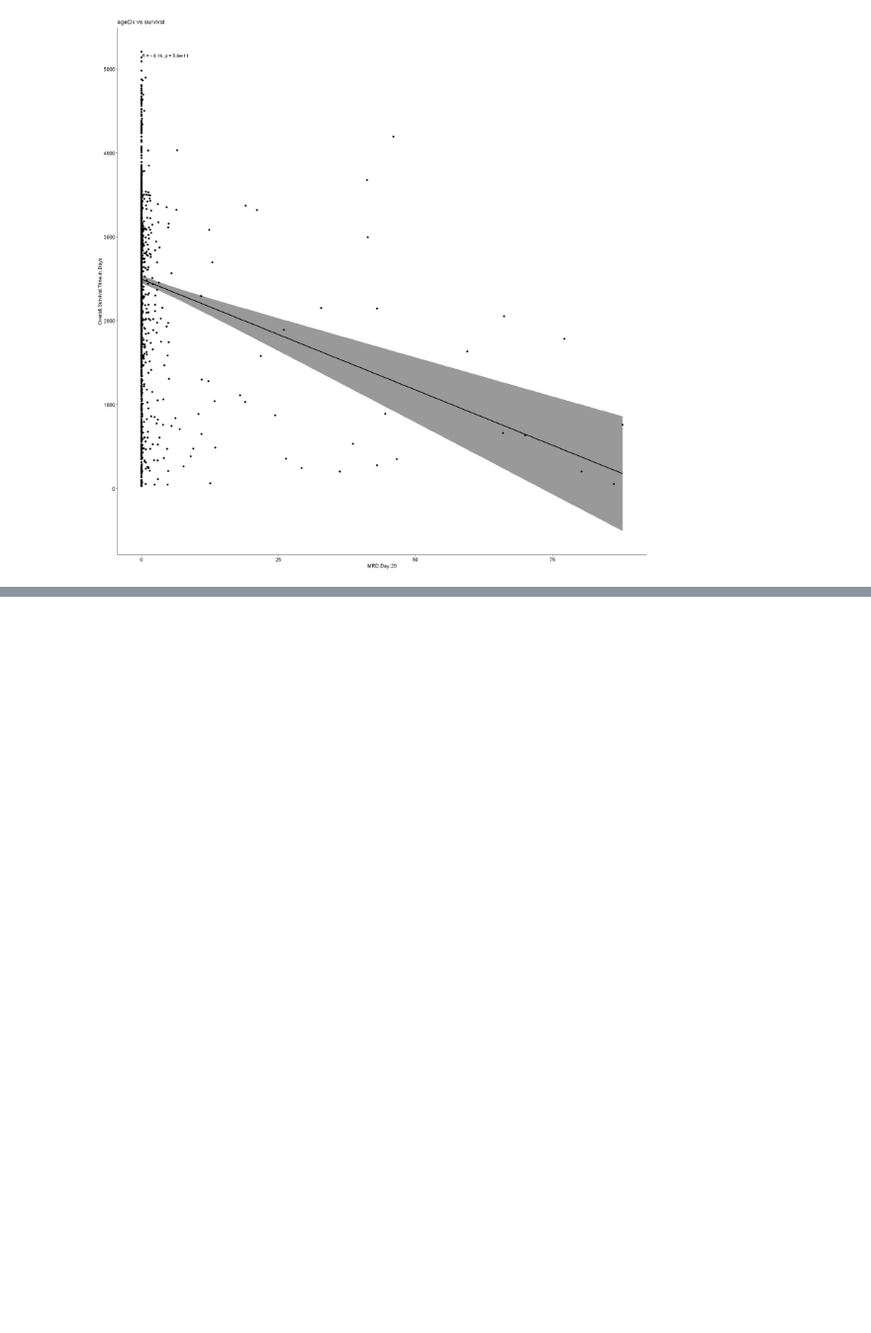
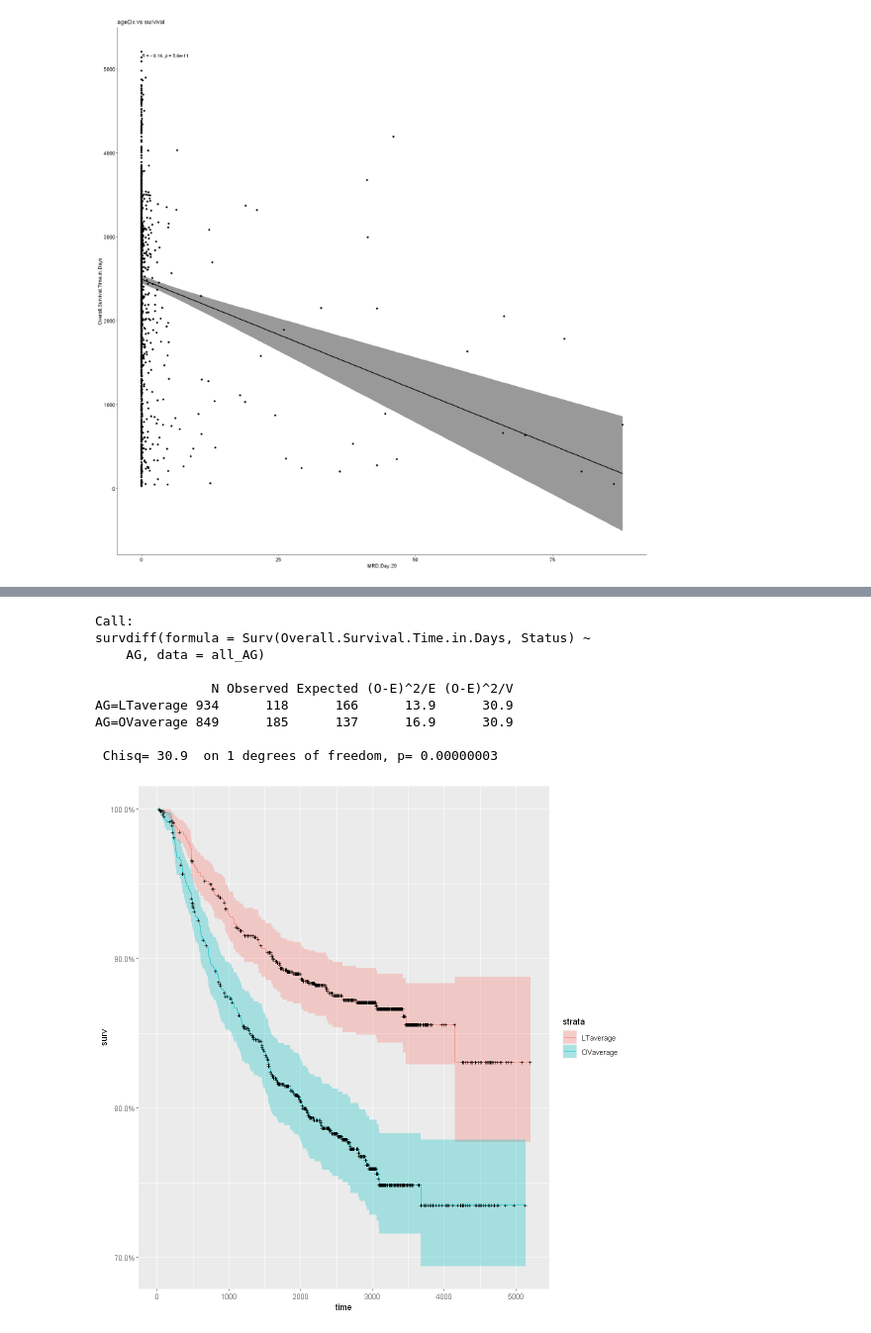
Before and after one commit to University-Courses-Jhendriksen/BMI6106, a Jupyter notebook: Project/Project Initial Analysis.ipynb, the cells around one changed output, grey strips where cells are left out. Shown at 99% size. Cells and saved outputs as stored; diff of their text form; code cells hidden in the pictures; blank space fills up the shorter version.

```diff
--- a/Project/Project Initial Analysis.ipynb
+++ b/Project/Project Initial Analysis.ipynb
@@ -442,0 +544,20 @@ Warning message:
+# %%
+# ALL_cat_age = c(sum(all_ALL$Age.at.Diagnosis.in.Days/365 <= 5),sum(all_ALL$Age.at.Diagnosis.in.Days/365 <=18)-
+#                 sum(all_ALL$Age.at.Diagnosis.in.Days/365 <= 5),
+#                 sum(all_ALL$Age.at.Diagnosis.in.Days/365 >= 18),sum(all_ALL$Age.at.Diagnosis.in.Days/365 > 65))
+all_AG = mutate(all_ALL, AG = ifelse((Age.at.Diagnosis.in.Days < 3260), "LTaverage", "OVaverage"),
+              AG = factor(AG))
+km_AG_fit = survfit(Surv(Overall.Survival.Time.in.Days,Status)~AG,data = all_AG)
+autoplot(km_AG_fit)
+survdiff(Surv(Overall.Survival.Time.in.Days,Status) ~  AG, data=all_AG)
+# %% [output]
+Call:
+survdiff(formula = Surv(Overall.Survival.Time.in.Days, Status) ~
+    AG, data = all_AG)
+
+               N Observed Expected (O-E)^2/E (O-E)^2/V
+AG=LTaverage 934      118      166      13.9      30.9
+AG=OVaverage 849      185      137      16.9      30.9
+
+ Chisq= 30.9  on 1 degrees of freedom, p= 0.00000003
+[figure, added]
```
Also changed, not shown: parts of 11 cells of this notebook, 1 other file.
